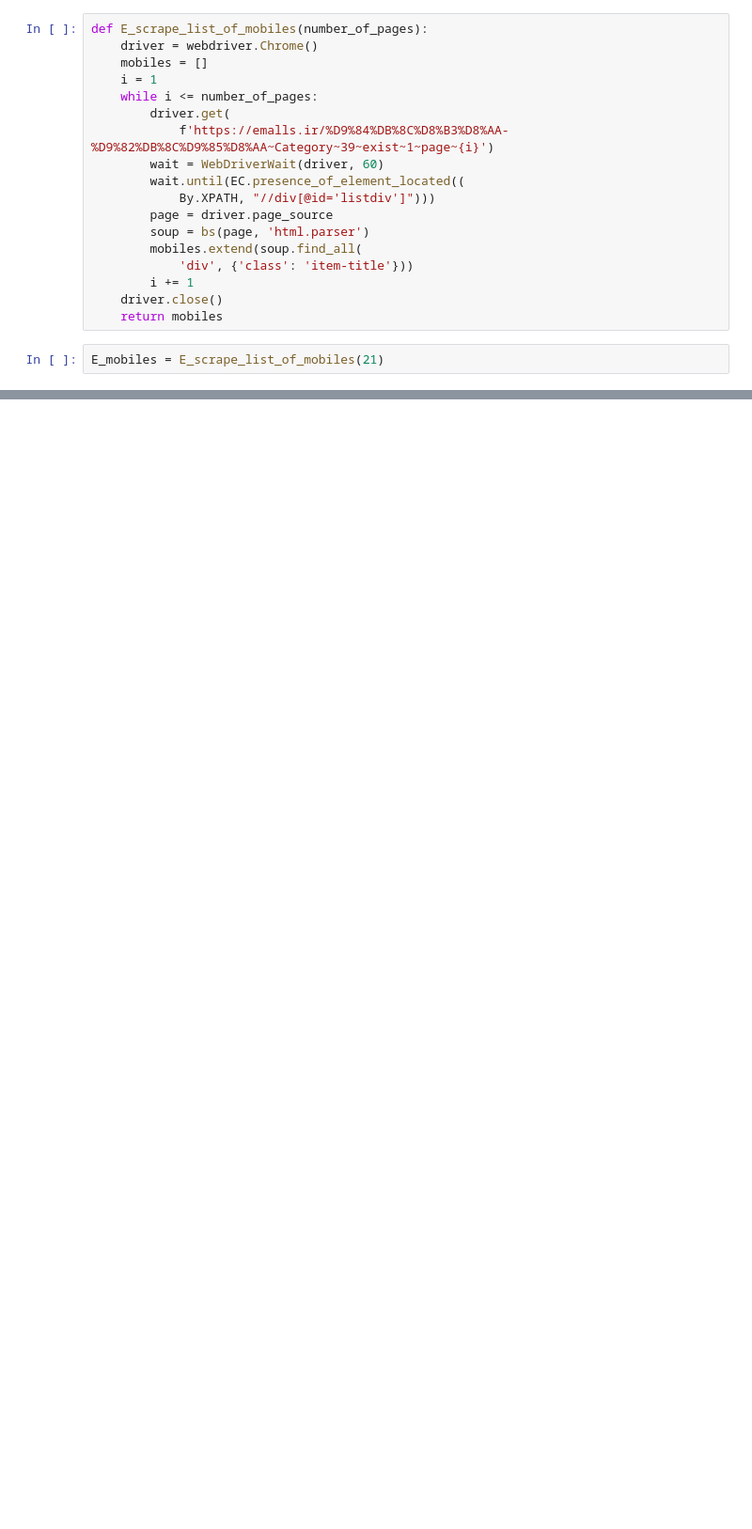
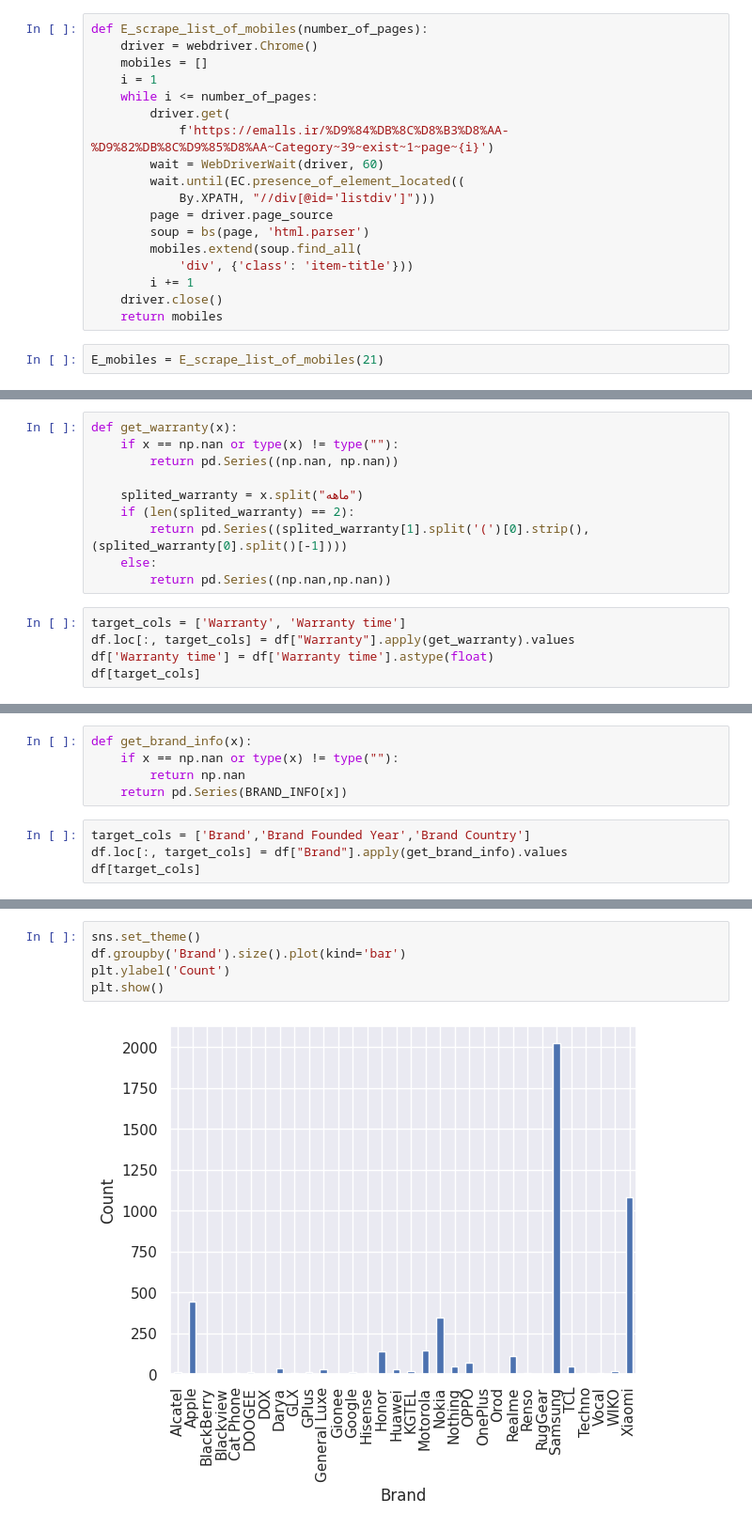
Before and after one commit to itspaspas/DataScience-S03, a Jupyter notebook: Project/P1/DS-P1.ipynb, the cells around one changed output, grey strips where cells are left out. Shown at 94% size. Drawn from its saved outputs; the diff is of its cells as text; blank space fills up the shorter version.

```diff
--- a/Project/P1/DS-P1.ipynb
+++ b/Project/P1/DS-P1.ipynb
@@ -640,0 +854,15 @@ df
+# %%
+def get_warranty(x):
+    if x == np.nan or type(x) != type(""):
+        return pd.Series((np.nan, np.nan))
+
+    splited_warranty = x.split("ماهه")
+    if (len(splited_warranty) == 2):
+        return pd.Series((splited_warranty[1].split('(')[0].strip(),(splited_warranty[0].split()[-1])))
+    else:
+        return pd.Series((np.nan,np.nan))
+# %%
+target_cols = ['Warranty', 'Warranty time']
+df.loc[:, target_cols] = df["Warranty"].apply(get_warranty).values
+df['Warranty time'] = df['Warranty time'].astype(float)
+df[target_cols]
@@ -640,0 +883,9 @@ df
+# %%
+def get_brand_info(x):
+    if x == np.nan or type(x) != type(""):
+        return np.nan
+    return pd.Series(BRAND_INFO[x])
+# %%
+target_cols = ['Brand','Brand Founded Year','Brand Country']
+df.loc[:, target_cols] = df["Brand"].apply(get_brand_info).values
+df[target_cols]
@@ -640,0 +906,7 @@ df
+# %%
+sns.set_theme()
+df.groupby('Brand').size().plot(kind='bar')
+plt.ylabel('Count')
+plt.show()
+# %% [output]
+[figure, added]
```
Also changed, not shown: parts of 97 cells of this notebook.
